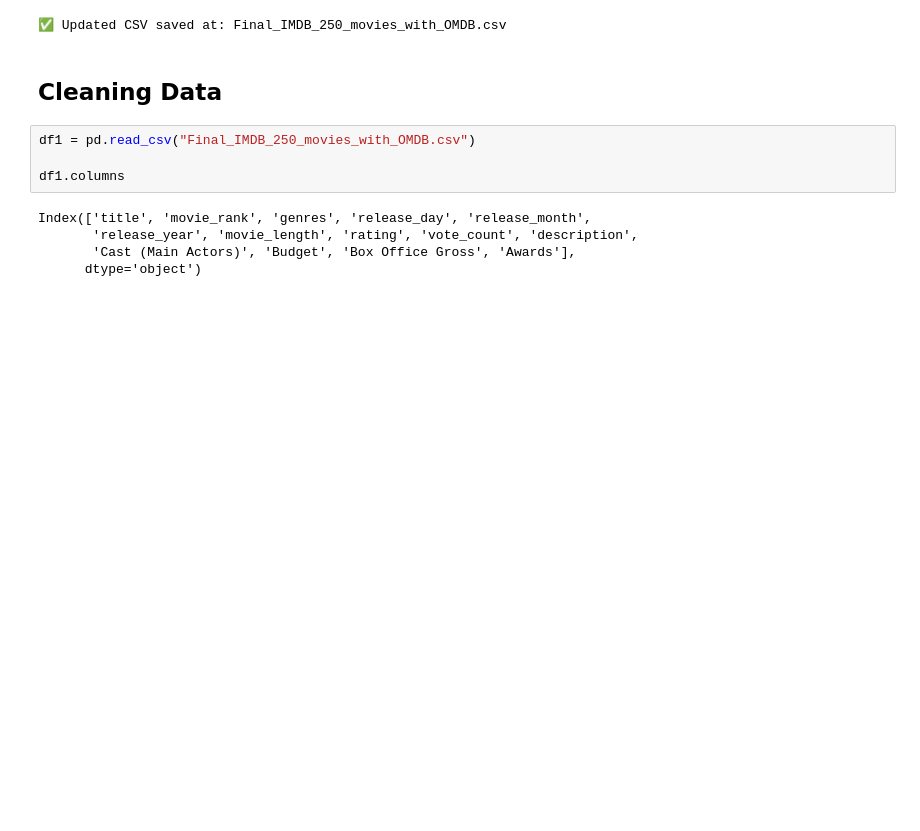
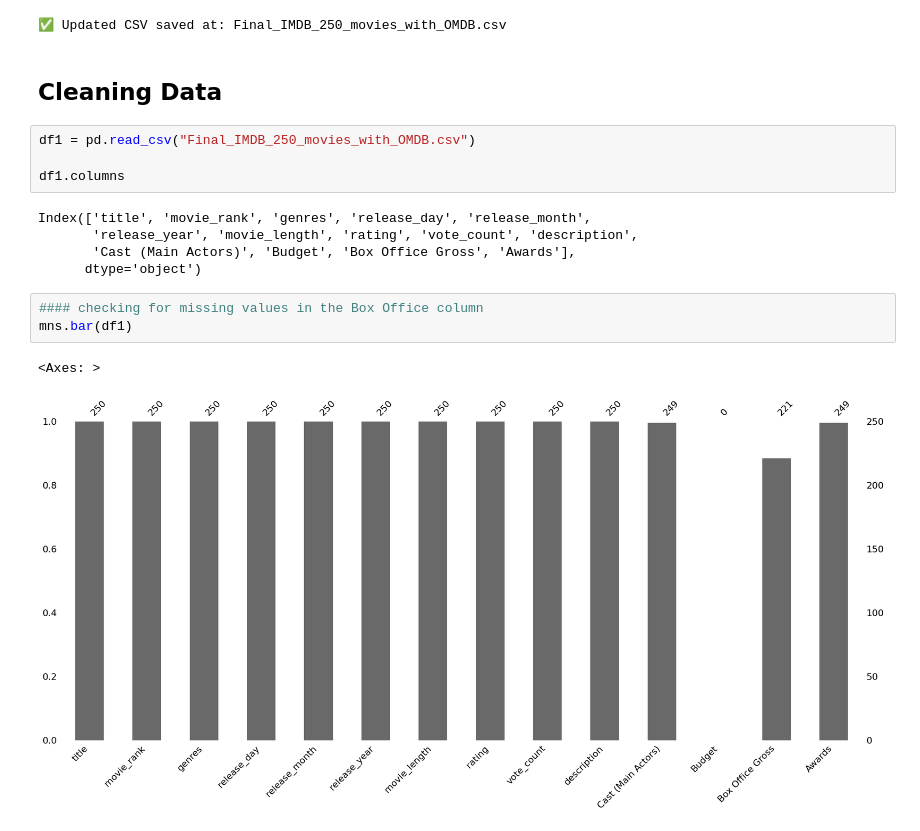
Before and after one commit to Cemputus/Data-Mining-and-Wrangling---movie-scraping, a Jupyter notebook: Analysis/ronald.ipynb, the cells around one changed output. Saved outputs shown, nothing was run; the diff lists cells and outputs as text; blank space fills up the shorter version.

```diff
--- a/Analysis/ronald.ipynb
+++ b/Analysis/ronald.ipynb
@@ -132,3 +132,9 @@ Index(['title', 'movie_rank', 'genres', 'release_day', 'release_month',
        'release_year', 'movie_length', 'rating', 'vote_count', 'description',
        'Cast (Main Actors)', 'Budget', 'Box Office Gross', 'Awards'],
       dtype='object')
+# %%
+#### checking for missing values in the Box Office column
+mns.bar(df1)
+# %% [output]
+<Axes: >
+[figure, added]
```
